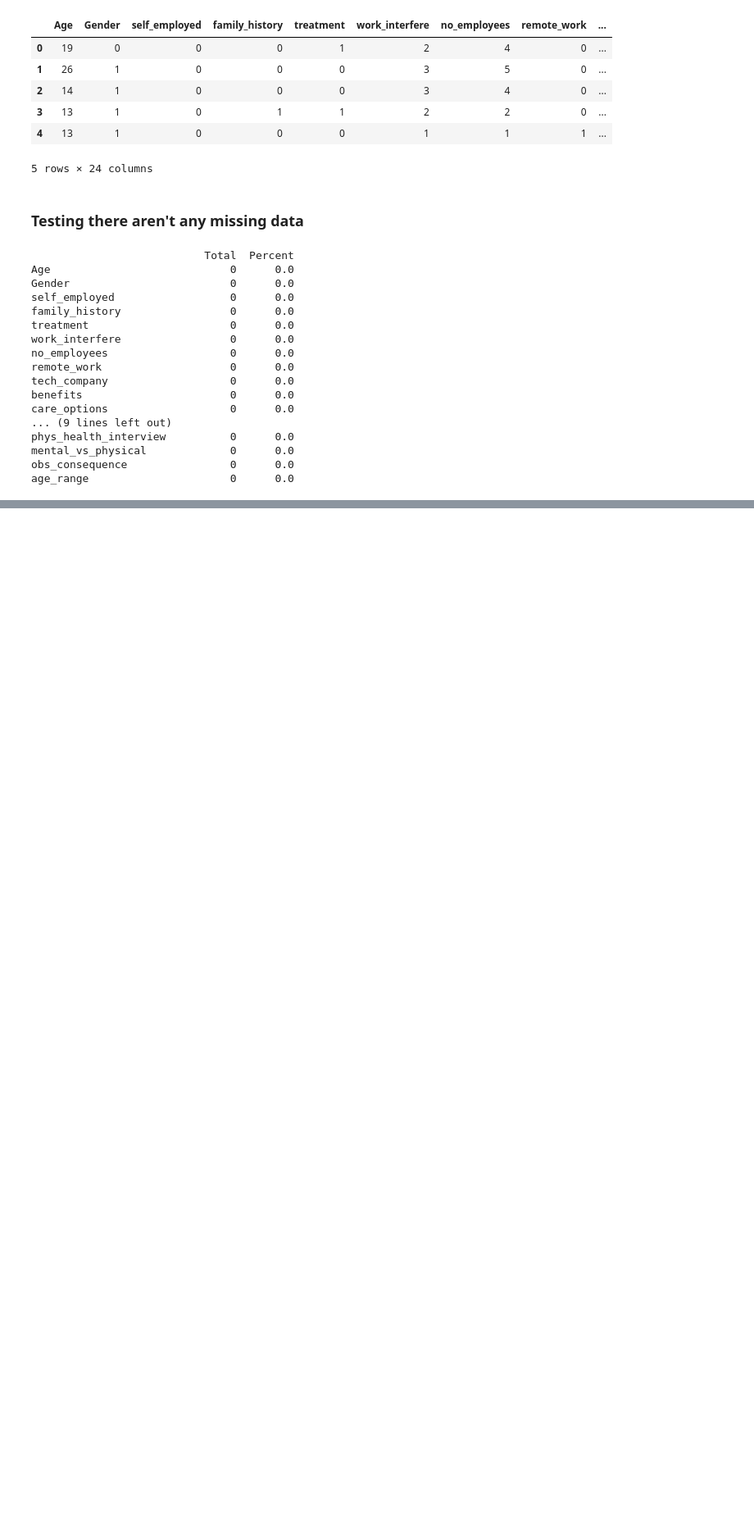
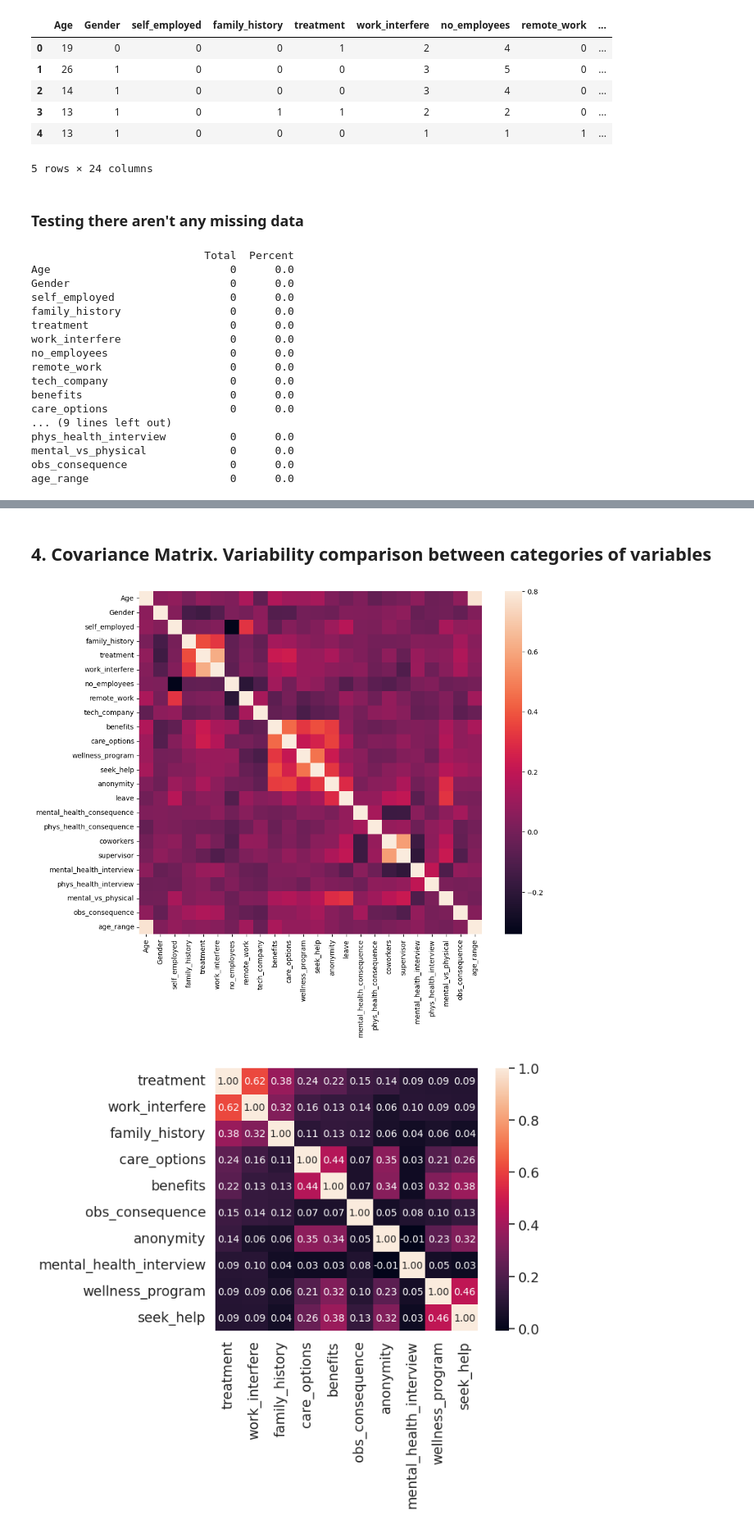
Before and after one commit to Utsavreddy9/Mental_Health_Analyzer, a Jupyter notebook: Mental_Health_Analyzer.ipynb, the cells around one changed output, grey strips where cells are left out. Shown: that part at 82% size. Drawn from its saved outputs; the diff is of its cells as text; code cells hidden in the pictures; blank space fills up the shorter version.

```diff
--- a/Mental_Health_Analyzer.ipynb
+++ b/Mental_Health_Analyzer.ipynb
@@ -285,0 +293,20 @@ age_range                      0      0.0
+# %% [markdown]
+<a id='Covariance_Matrix'></a>
+## **4. Covariance Matrix. Variability comparison between categories of variables**
+# %%
+#correlation matrix
+corrmat = train_df.corr()
+f, ax = plt.subplots(figsize=(12, 9))
+sns.heatmap(corrmat, vmax=.8, square=True);
+plt.show()
+
+#treatment correlation matrix
+k = 10 #number of variables for heatmap
+cols = corrmat.nlargest(k, 'treatment')['treatment'].index
+cm = np.corrcoef(train_df[cols].values.T)
+sns.set(font_scale=1.25)
+hm = sns.heatmap(cm, cbar=True, annot=True, square=True, fmt='.2f', annot_kws={'size': 10}, yticklabels=cols.values, xticklabels=cols.values)
+plt.show()
+# %% [output]
+[figure, added]
+[figure, added]
```
Also changed, not shown: parts of 19 cells of this notebook.
